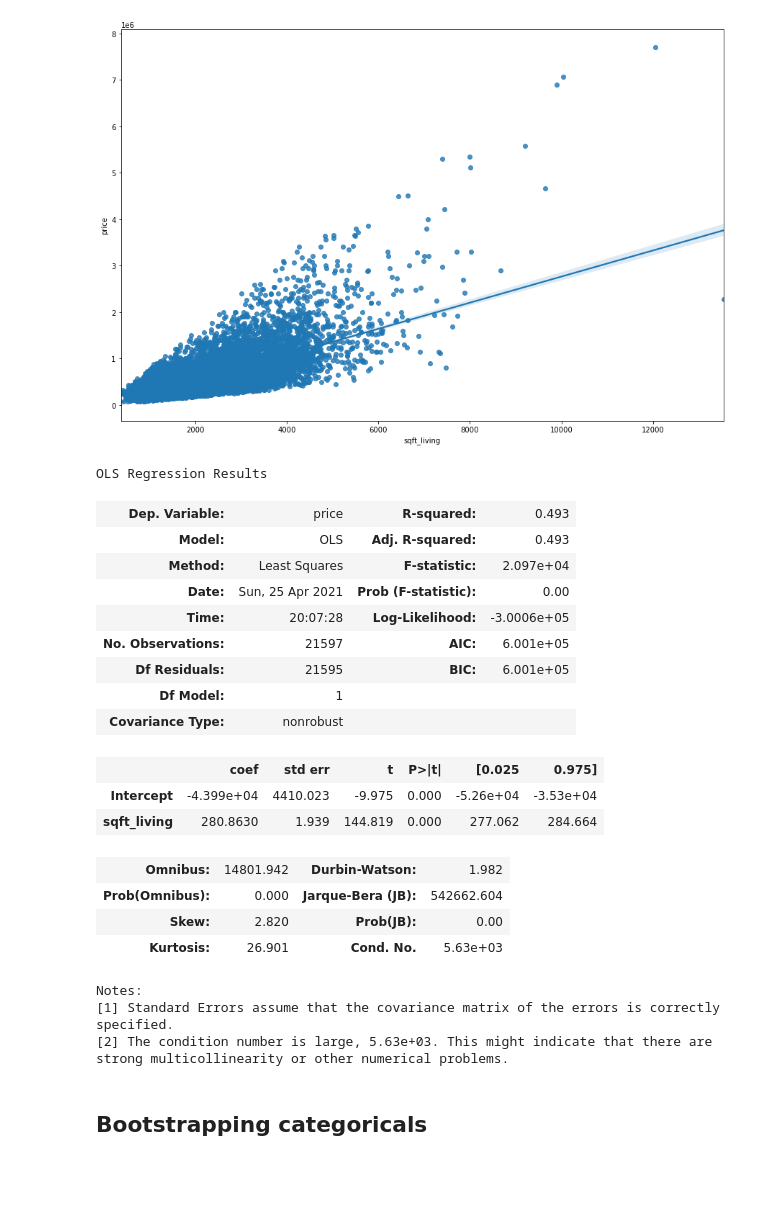
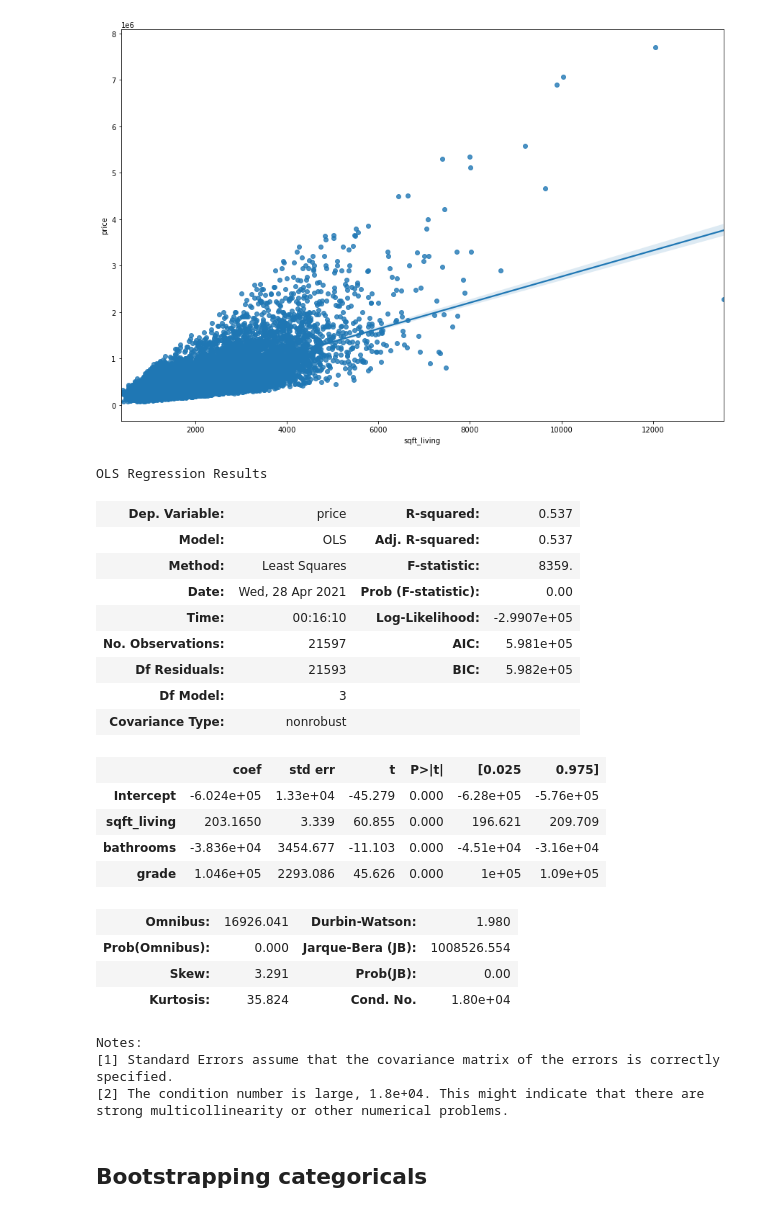
Before and after one commit to letruong711/Seattle-Area-Housing-Analysis, a Jupyter notebook: Starting Analysis.ipynb, the cells around one changed output. Drawn from its saved outputs; the diff is of its cells as text; code cells hidden in the pictures; blank space fills up the shorter version.

```diff
--- a/Starting Analysis.ipynb
+++ b/Starting Analysis.ipynb
@@ -491,30 +515,32 @@ sns.regplot(x="sqft_living", y="price", data=price);
 [figure]
 # %%
 fsm_living = price[['price', 'sqft_living']].copy()
-fsm_live = ols(formula='price~sqft_living', data=fsm_living)
+fsm_live = ols(formula='price~sqft_living + bathrooms + grade', data=price)
 fsm_live_results = fsm_live.fit()
 fsm_live_results.summary()
 # %% [output]
 OLS Regression Results
-| Dep. Variable: | price | R-squared: | 0.493 |
-| Model: | OLS | Adj. R-squared: | 0.493 |
-| Method: | Least Squares | F-statistic: | 2.097e+04 |
-| Date: | Sun, 25 Apr 2021 | Prob (F-statistic): | 0.00 |
-| Time: | 20:07:28 | Log-Likelihood: | -3.0006e+05 |
-| No. Observations: | 21597 | AIC: | 6.001e+05 |
-| Df Residuals: | 21595 | BIC: | 6.001e+05 |
-| Df Model: | 1 |  |  |
+| Dep. Variable: | price | R-squared: | 0.537 |
+| Model: | OLS | Adj. R-squared: | 0.537 |
+| Method: | Least Squares | F-statistic: | 8359. |
+| Date: | Wed, 28 Apr 2021 | Prob (F-statistic): | 0.00 |
+| Time: | 00:16:10 | Log-Likelihood: | -2.9907e+05 |
+| No. Observations: | 21597 | AIC: | 5.981e+05 |
+| Df Residuals: | 21593 | BIC: | 5.982e+05 |
+| Df Model: | 3 |  |  |
 | Covariance Type: | nonrobust |  |  |
 |  | coef | std err | t | P>|t| | [0.025 | 0.975] |
-| Intercept | -4.399e+04 | 4410.023 | -9.975 | 0.000 | -5.26e+04 | -3.53e+04 |
-| sqft_living | 280.8630 | 1.939 | 144.819 | 0.000 | 277.062 | 284.664 |
+| Intercept | -6.024e+05 | 1.33e+04 | -45.279 | 0.000 | -6.28e+05 | -5.76e+05 |
+| sqft_living | 203.1650 | 3.339 | 60.855 | 0.000 | 196.621 | 209.709 |
+| bathrooms | -3.836e+04 | 3454.677 | -11.103 | 0.000 | -4.51e+04 | -3.16e+04 |
+| grade | 1.046e+05 | 2293.086 | 45.626 | 0.000 | 1e+05 | 1.09e+05 |
-| Omnibus: | 14801.942 | Durbin-Watson: | 1.982 |
-| Prob(Omnibus): | 0.000 | Jarque-Bera (JB): | 542662.604 |
-| Skew: | 2.820 | Prob(JB): | 0.00 |
-| Kurtosis: | 26.901 | Cond. No. | 5.63e+03 |
+| Omnibus: | 16926.041 | Durbin-Watson: | 1.980 |
+| Prob(Omnibus): | 0.000 | Jarque-Bera (JB): | 1008526.554 |
+| Skew: | 3.291 | Prob(JB): | 0.00 |
+| Kurtosis: | 35.824 | Cond. No. | 1.80e+04 |
 Notes:
 [1] Standard Errors assume that the covariance matrix of the errors is correctly specified.
-[2] The condition number is large, 5.63e+03. This might indicate that there are
+[2] The condition number is large, 1.8e+04. This might indicate that there are
 strong multicollinearity or other numerical problems.
 # %% [markdown]
 ## Bootstrapping categoricals
```
Also changed, not shown: parts of 9 cells of this notebook.
